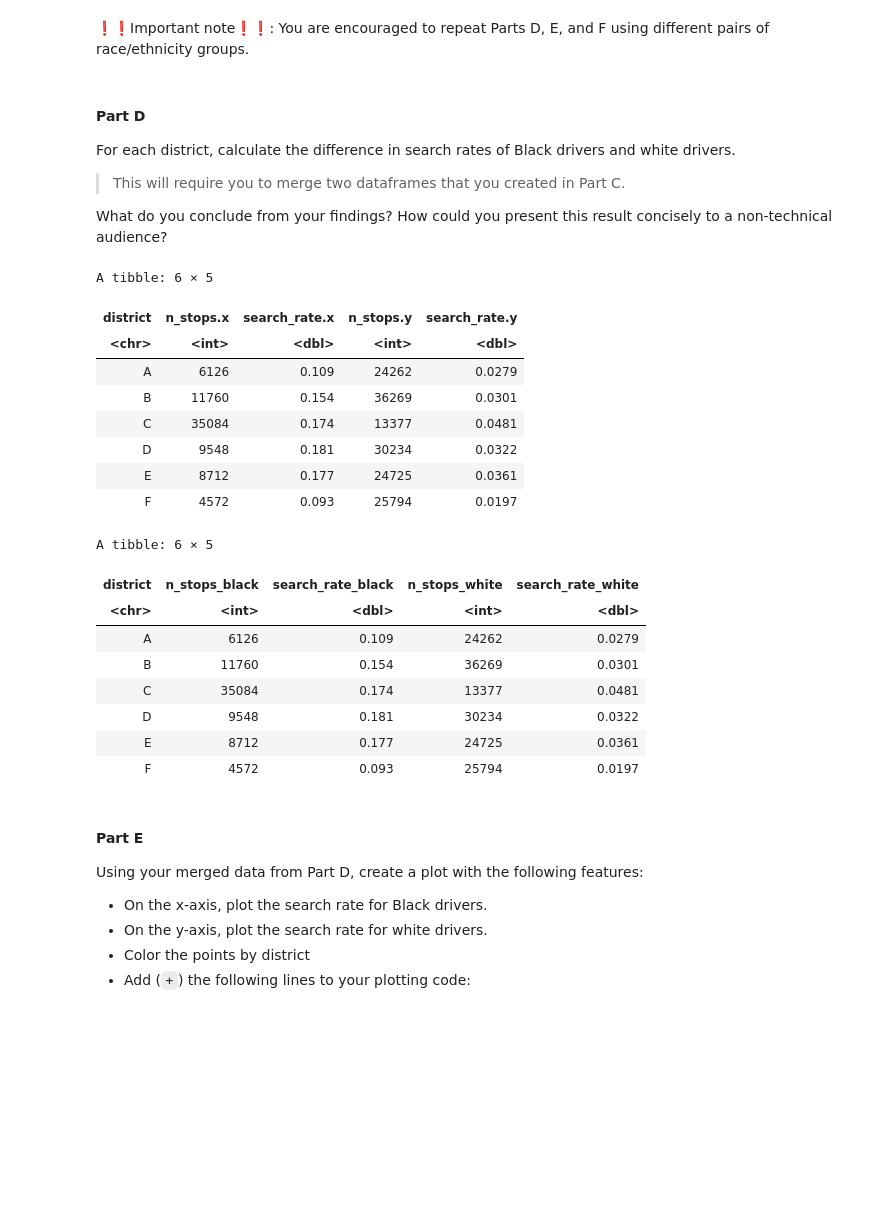
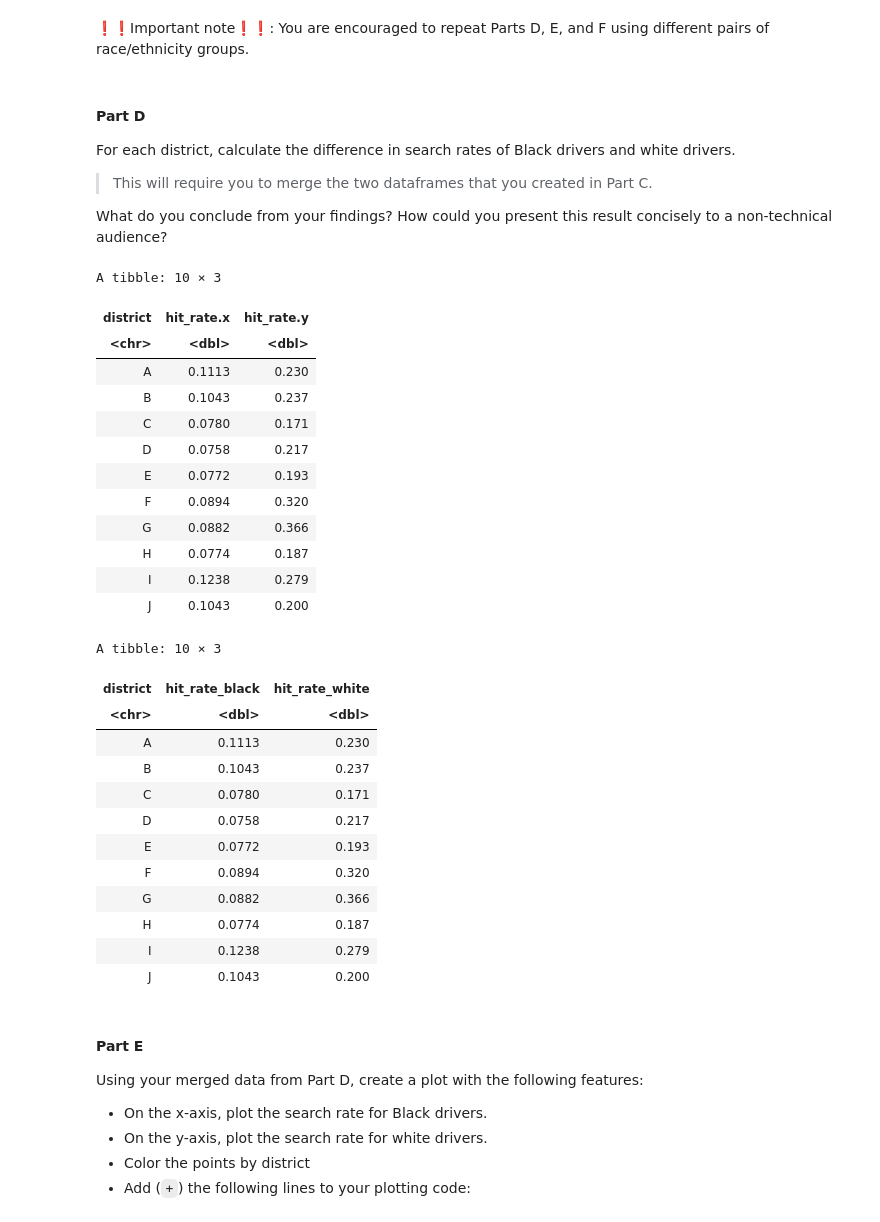
Before and after one commit to joshuagrossman/dsb-win-2023, a Jupyter notebook: opp-munging-plotting/opp-3-answers.ipynb, the cells around one changed output. Saved outputs shown, nothing was run; the diff lists cells and outputs as text; code cells hidden in the pictures; blank space fills up the shorter version.

```diff
--- a/opp-munging-plotting/opp-3-answers.ipynb
+++ b/opp-munging-plotting/opp-3-answers.ipynb
@@ -509,44 +555,61 @@ A tibble: 10 × 3
 
 For each district, calculate the difference in search rates of Black drivers and white drivers.
 
-> This will require you to merge two dataframes that you created in Part C.
+> This will require you to merge the two dataframes that you created in Part C.
 
 What do you conclude from your findings? How could you present this result concisely to a non-technical audience?
 # %%
 # Your code here!
 
 # START
 
+# Across districts, stopped Black drivers are searched more frequently than
+# stopped white drivers, with some heterogeneity in the size of the difference.
+#
+# However, without knowing which drivers *should* have been searched, we cannot
+# definitely conclude that Black drivers were searched on the basis of less
+# evidence, at least from this table.
+
 merged_df = left_join(black_df, white_df, by='district')
 
-# note that we have duplicate column names, so R adds the `.x` and `.y` suffixes
-head(merged_df)
+# note that we have some duplicate column names,
+# so R adds the `.x` and `.y` suffixes to make the column names distinct
+# from each other.
+merged_df
 
-# here's how we can use our own, more useful suffixes
+# here's how we can use our own, more informative suffixes
 merged_df = left_join(black_df, white_df, by='district', suffix=c('_black', '_white'))
 
-head(merged_df)
+merged_df
 
 # END
 # %% [output]
-A tibble: 6 × 5
+A tibble: 10 × 3
-| district | n_stops.x | search_rate.x | n_stops.y | search_rate.y |
-| <chr> | <int> | <dbl> | <int> | <dbl> |
-| A | 6126 | 0.109 | 24262 | 0.0279 |
-| B | 11760 | 0.154 | 36269 | 0.0301 |
-| C | 35084 | 0.174 | 13377 | 0.0481 |
-| D | 9548 | 0.181 | 30234 | 0.0322 |
-| E | 8712 | 0.177 | 24725 | 0.0361 |
-| F | 4572 | 0.093 | 25794 | 0.0197 |
+| district | hit_rate.x | hit_rate.y |
+| <chr> | <dbl> | <dbl> |
+| A | 0.1113 | 0.230 |
+| B | 0.1043 | 0.237 |
+| C | 0.0780 | 0.171 |
+| D | 0.0758 | 0.217 |
+| E | 0.0772 | 0.193 |
+| F | 0.0894 | 0.320 |
+| G | 0.0882 | 0.366 |
+| H | 0.0774 | 0.187 |
+| I | 0.1238 | 0.279 |
+| J | 0.1043 | 0.200 |
-A tibble: 6 × 5
+A tibble: 10 × 3
-| district | n_stops_black | search_rate_black | n_stops_white | search_rate_white |
-| <chr> | <int> | <dbl> | <int> | <dbl> |
-| A | 6126 | 0.109 | 24262 | 0.0279 |
-| B | 11760 | 0.154 | 36269 | 0.0301 |
-| C | 35084 | 0.174 | 13377 | 0.0481 |
-| D | 9548 | 0.181 | 30234 | 0.0322 |
-| E | 8712 | 0.177 | 24725 | 0.0361 |
-| F | 4572 | 0.093 | 25794 | 0.0197 |
+| district | hit_rate_black | hit_rate_white |
+| <chr> | <dbl> | <dbl> |
+| A | 0.1113 | 0.230 |
+| B | 0.1043 | 0.237 |
+| C | 0.0780 | 0.171 |
+| D | 0.0758 | 0.217 |
+| E | 0.0772 | 0.193 |
+| F | 0.0894 | 0.320 |
+| G | 0.0882 | 0.366 |
+| H | 0.0774 | 0.187 |
+| I | 0.1238 | 0.279 |
+| J | 0.1043 | 0.200 |
 # %% [markdown]
 #### Part E
 
```
Also changed, not shown: parts of 18 cells of this notebook, 1 other file.
